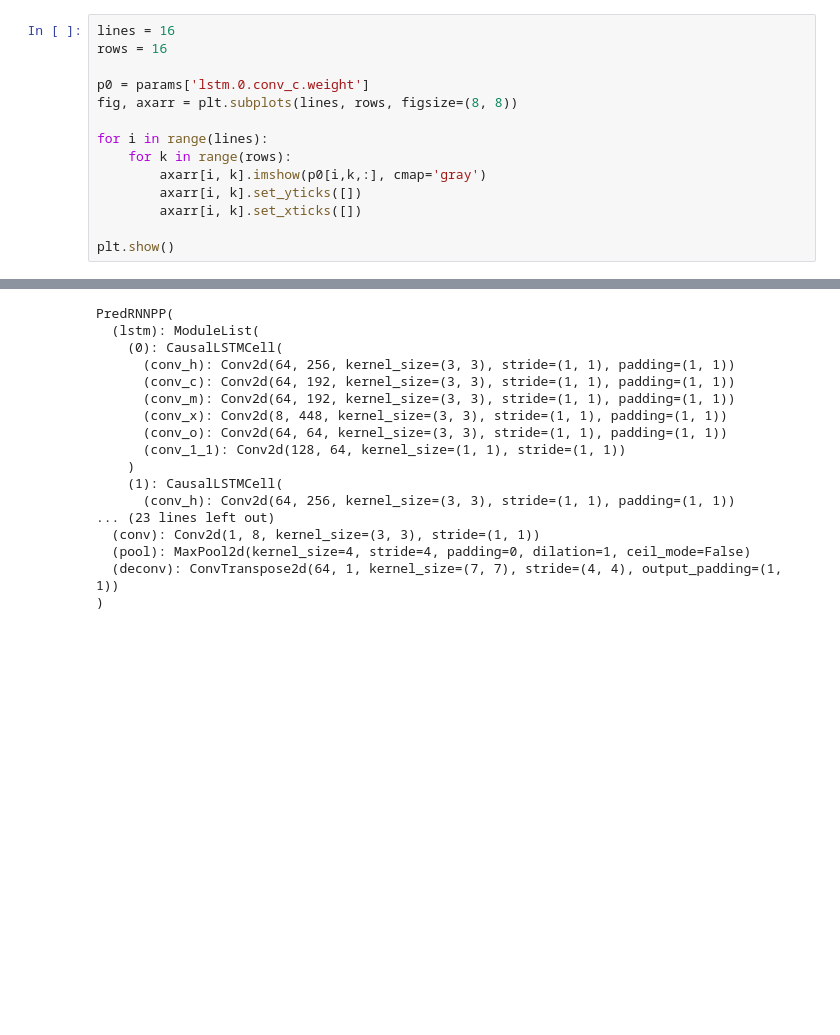
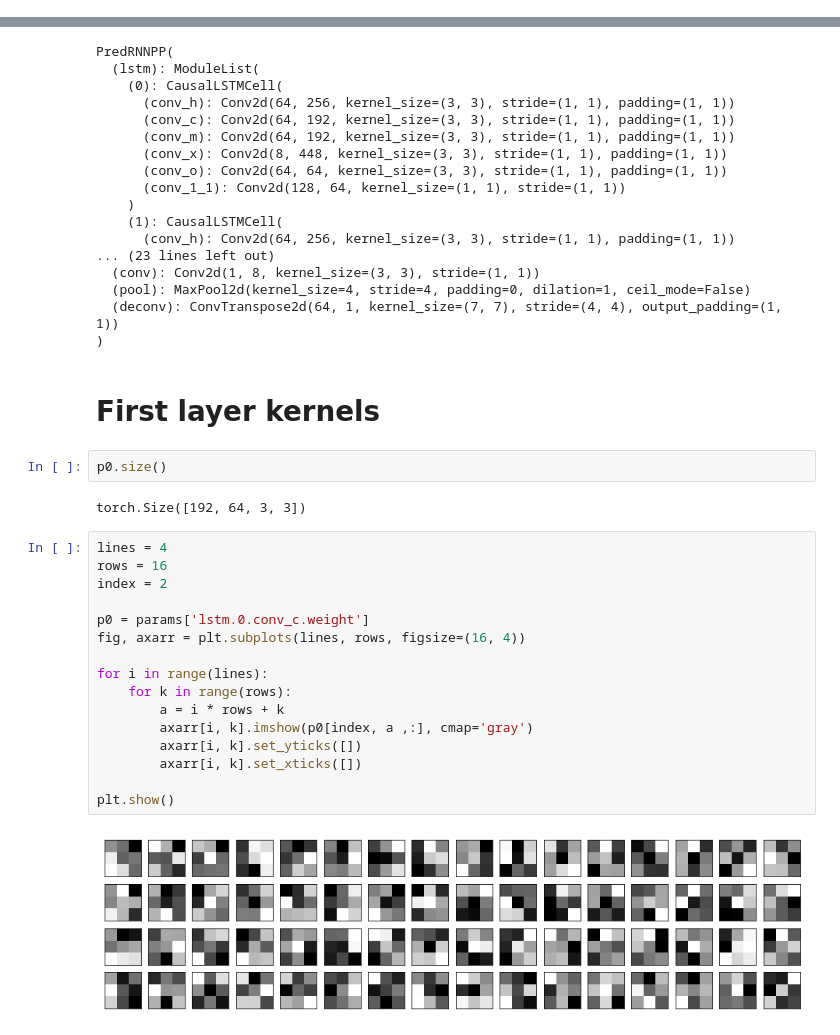
Before and after one commit to stathius/wave_propagation, a Jupyter notebook: notebooks/Viz - Causal LSTM filters and internal states.ipynb, the cells around one changed output, grey strips where cells are left out. Cells and saved outputs as stored; diff of their text form; blank space fills up the shorter version.

```diff
--- a/notebooks/Viz - Causal LSTM filters and internal states.ipynb
+++ b/notebooks/Viz - Causal LSTM filters and internal states.ipynb
@@ -52,17 +52,3 @@ out_prepro = image_prepro(output_frames, experiment.normalizer), image_prepro(ta
 # %%
 model = experiment.model
 params = model.state_dict()
-# %%
-lines = 16
-rows = 16
-
-p0 = params['lstm.0.conv_c.weight']
-fig, axarr = plt.subplots(lines, rows, figsize=(8, 8))
-
-for i in range(lines):
-    for k in range(rows):
-        axarr[i, k].imshow(p0[i,k,:], cmap='gray')
-        axarr[i, k].set_yticks([])
-        axarr[i, k].set_xticks([])
-
-plt.show()
@@ -99,3 +72,27 @@ PredRNNPP(
   (pool): MaxPool2d(kernel_size=4, stride=4, padding=0, dilation=1, ceil_mode=False)
   (deconv): ConvTranspose2d(64, 1, kernel_size=(7, 7), stride=(4, 4), output_padding=(1, 1))
 )
+# %% [markdown]
+# First layer kernels
+# %%
+p0.size()
+# %% [output]
+torch.Size([192, 64, 3, 3])
+# %%
+lines = 4
+rows = 16
+index = 2
+
+p0 = params['lstm.0.conv_c.weight']
+fig, axarr = plt.subplots(lines, rows, figsize=(16, 4))
+
+for i in range(lines):
+    for k in range(rows):
+        a = i * rows + k
+        axarr[i, k].imshow(p0[index, a ,:], cmap='gray')
+        axarr[i, k].set_yticks([])
+        axarr[i, k].set_xticks([])
+
+plt.show()
+# %% [output]
+[figure, added]
```
Also changed, not shown: parts of 28 cells of this notebook.
